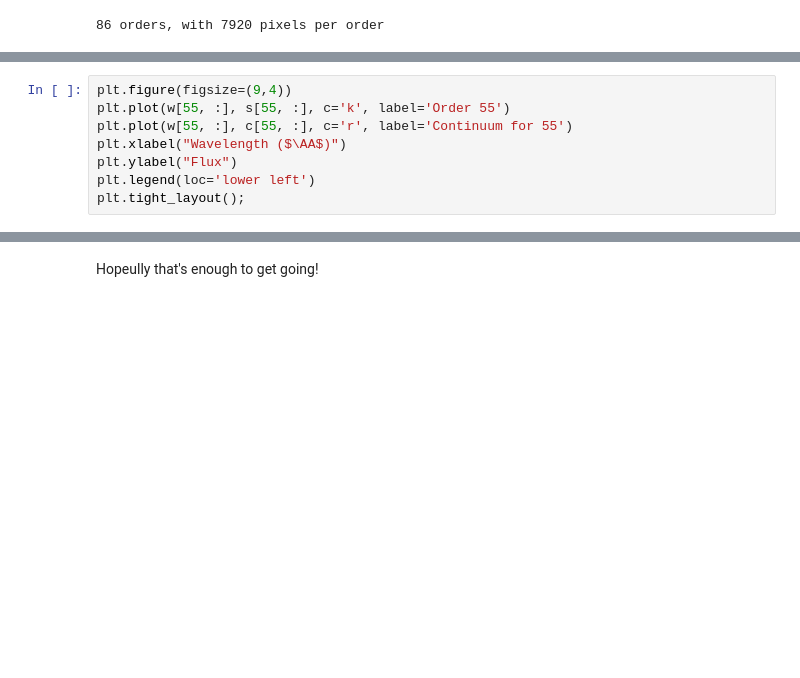
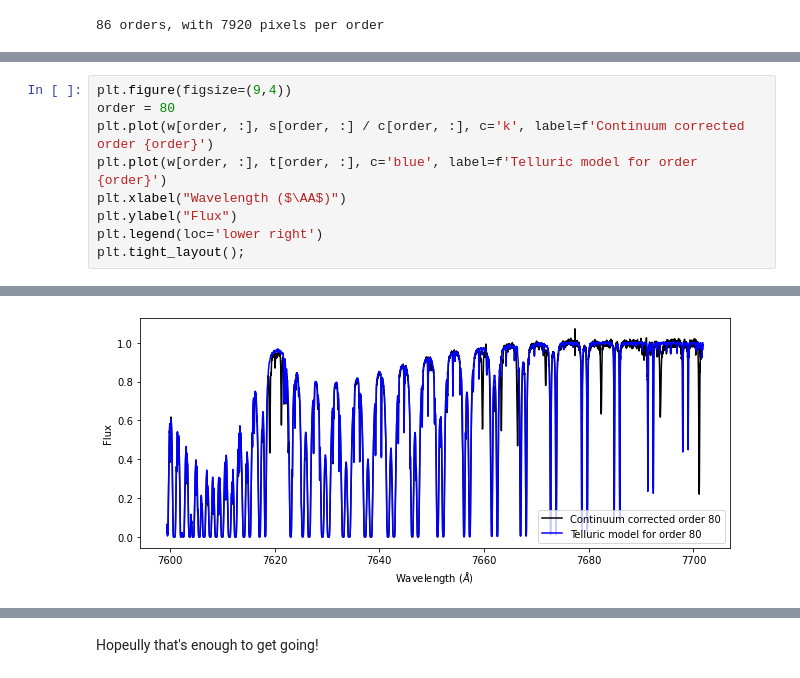
Before and after one commit to grd349/bison-expres, a Jupyter notebook: EXPRES_data/EXPRES getting started.ipynb, the cells around one changed output, grey strips where cells are left out. Saved outputs shown, nothing was run; the diff lists cells and outputs as text; blank space fills up the shorter version.

```diff
--- a/EXPRES_data/EXPRES getting started.ipynb
+++ b/EXPRES_data/EXPRES getting started.ipynb
@@ -79,9 +104,10 @@ print("{0:d} orders, with {1:d} pixels per order".format(nord, npix))
 # %%
 plt.figure(figsize=(9,4))
-plt.plot(w[55, :], s[55, :], c='k', label='Order 55')
-plt.plot(w[55, :], c[55, :], c='r', label='Continuum for 55')
+order = 80
+plt.plot(w[order, :], s[order, :] / c[order, :], c='k', label=f'Continuum corrected order {order}')
+plt.plot(w[order, :], t[order, :], c='blue', label=f'Telluric model for order {order}')
 plt.xlabel("Wavelength ($\AA$)")
 plt.ylabel("Flux")
-plt.legend(loc='lower left')
+plt.legend(loc='lower right')
 plt.tight_layout();
 # %% [output]
@@ -89,0 +114 @@ plt.tight_layout();
+[figure, added]
```
Also changed, not shown: parts of 10 cells of this notebook.
